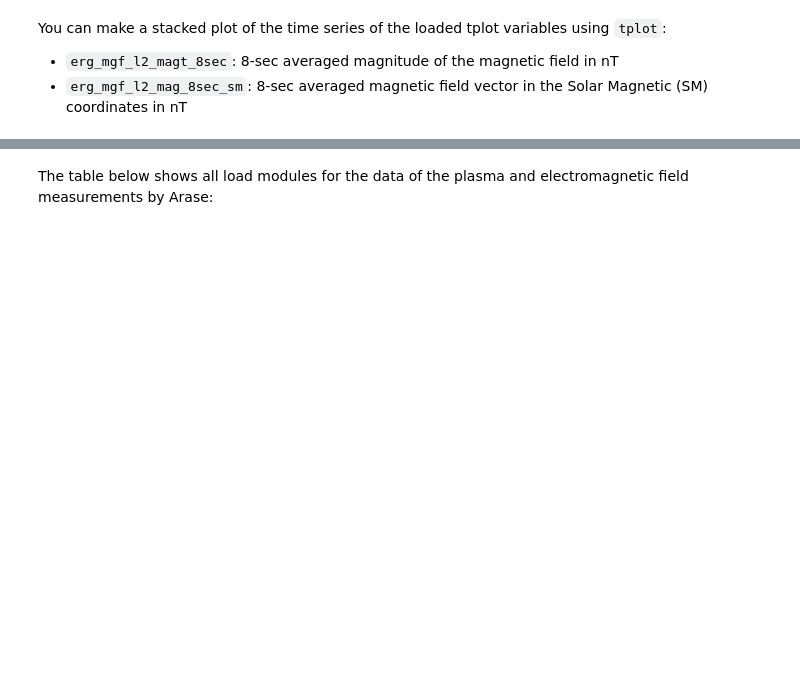
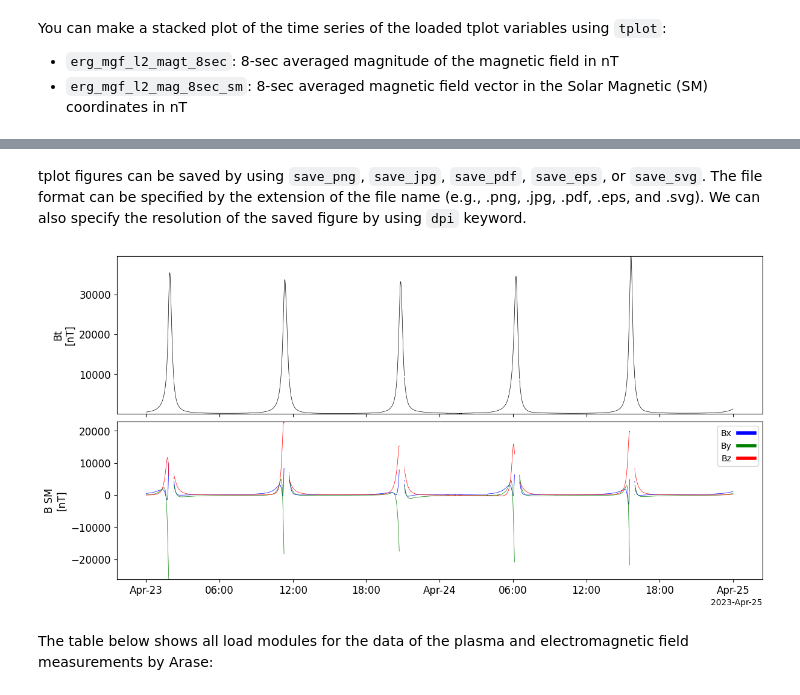
Before and after one commit to ergsc-devel/arase_tutorial, a Jupyter notebook: PySPEDAS_Training_Course_ERG_SWG_20260304.ipynb, the cells around one changed output, grey strips where cells are left out. Saved outputs shown, nothing was run; the diff lists cells and outputs as text; code cells hidden in the pictures; blank space fills up the shorter version.

Commit message:
add save_fig and tplotxy

```diff
--- a/PySPEDAS_Training_Course_ERG_SWG_20260304.ipynb
+++ b/PySPEDAS_Training_Course_ERG_SWG_20260304.ipynb
@@ -359,3 +452,10 @@ tplot(['erg_mgf_l2_magt_8sec','erg_mgf_l2_mag_8sec_sm'])
+# %% [markdown]
+tplot figures can be saved by using `save_png`, `save_jpg`, `save_pdf`, `save_eps`, or `save_svg`. The file format can be specified by the extension of the file name (e.g., .png, .jpg, .pdf, .eps, and .svg).
+We can also specify the resolution of the saved figure by using `dpi` keyword.
+# %%
+tplot(['erg_mgf_l2_magt_8sec','erg_mgf_l2_mag_8sec_sm'], save_png='erg_mgf_l2_mag_8sec.png', dpi=300)
+# %% [output]
+[figure, added]
 # %% [markdown]
 The table below shows all load modules for the data of the plasma and electromagnetic field measurements by Arase:
 # %% [markdown]
```
Also changed, not shown: parts of 8 cells of this notebook.
